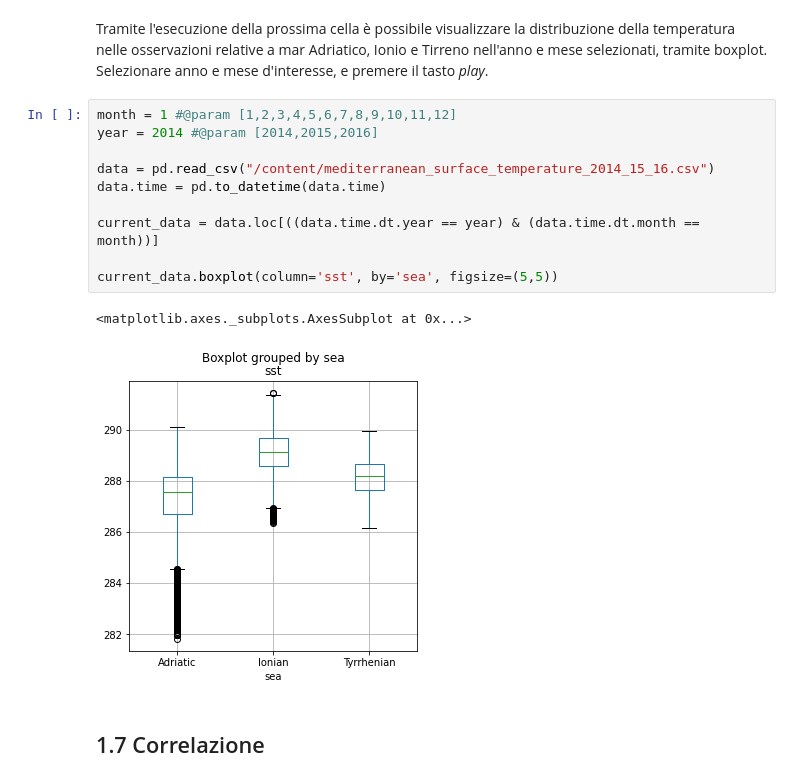
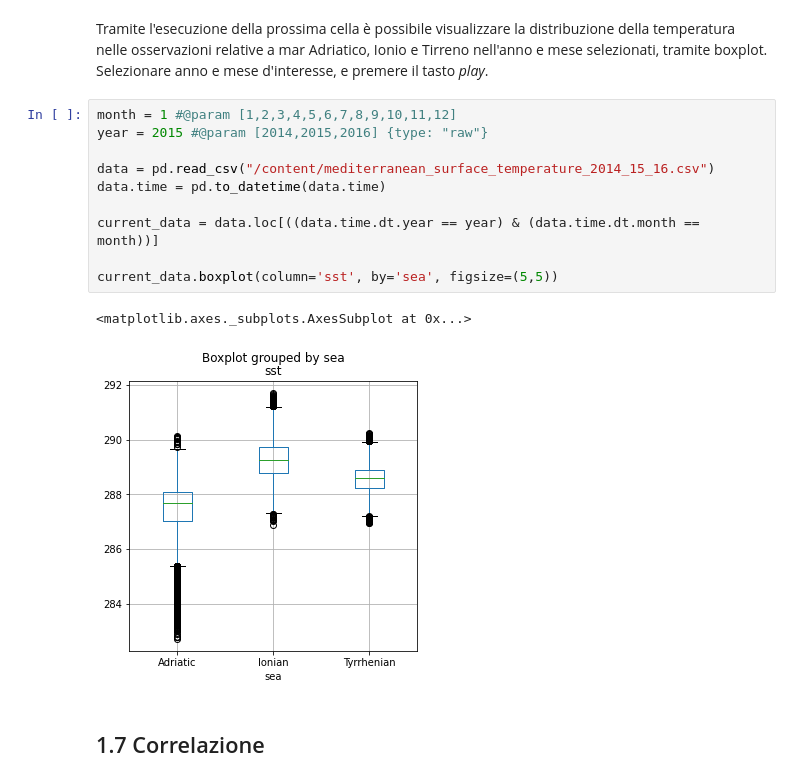
Before and after one commit to vitoreno/StelleNotebooks, a Jupyter notebook: Rappresentazione_dei_dati_per_l'analisi.ipynb, the cells around one changed output. Drawn from its saved outputs; the diff is of its cells as text.

Commit message:
bug fix on integer type from a form input

```diff
--- a/Rappresentazione_dei_dati_per_l'analisi.ipynb
+++ b/Rappresentazione_dei_dati_per_l'analisi.ipynb
@@ -219,17 +219,17 @@ Tramite l'esecuzione della prossima cella è possibile visualizzare la distribuz
 Selezionare anno e mese d'interesse, e premere il tasto *play*.
 # %%
 month = 1 #@param [1,2,3,4,5,6,7,8,9,10,11,12]
-year = 2014 #@param [2014,2015,2016]
+year = 2015 #@param [2014,2015,2016] {type: "raw"}
 
 data = pd.read_csv("/content/mediterranean_surface_temperature_2014_15_16.csv")
 data.time = pd.to_datetime(data.time)
 
 current_data = data.loc[((data.time.dt.year == year) & (data.time.dt.month == month))]
 
 current_data.boxplot(column='sst', by='sea', figsize=(5,5))
 # %% [output]
 <matplotlib.axes._subplots.AxesSubplot at 0x...>
-[figure, old version]
+[figure, new version]
 # %% [markdown]
 ## 1.7 Correlazione
 # %% [markdown]
```
Also changed, not shown: parts of 1 cell of this notebook.
